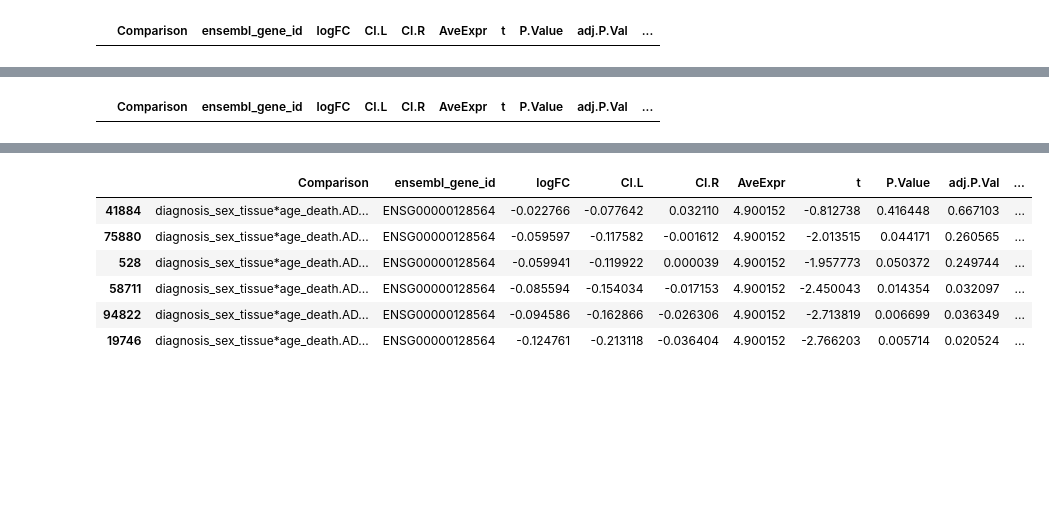
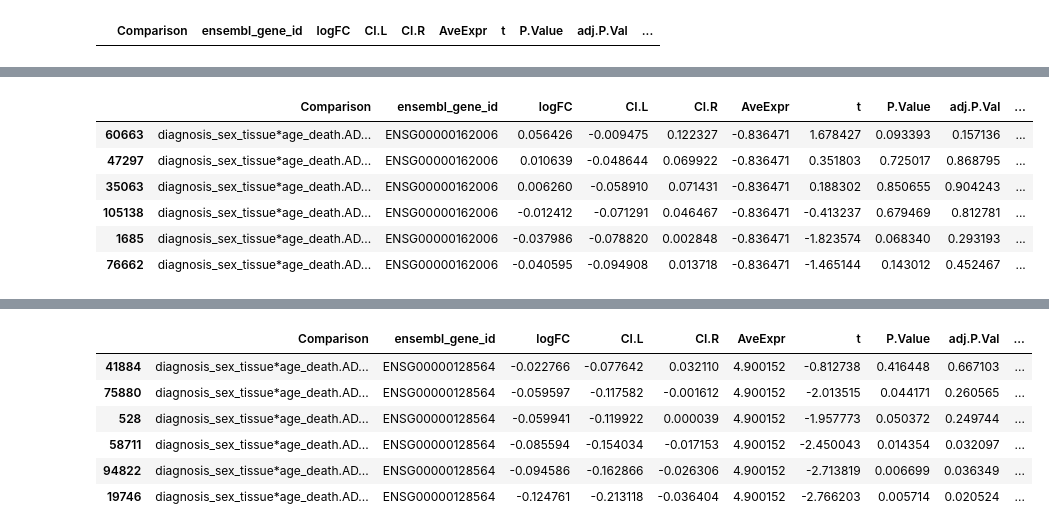
Before and after one commit to jamiecarnevale/GeneClassification-AD, a Jupyter notebook: exploring rnaseq ROSMAP.ipynb, the cells around one changed output, grey strips where cells are left out. Saved outputs shown, nothing was run; the diff lists cells and outputs as text; code cells hidden in the pictures; blank space fills up the shorter version.

```diff
--- a/exploring rnaseq ROSMAP.ipynb
+++ b/exploring rnaseq ROSMAP.ipynb
@@ -67,7 +71,6 @@ df.shape
 # %% [output]
 (113154, 15)
 # %%
-pd.set_option('display.max_colwidth', None)
 df.sort_values(by='logFC', ascending=False).head(20)
 # %% [output]
 |  | Comparison | ensembl_gene_id | logFC | CI.L | CI.R | AveExpr | t | P.Value | adj.P.Val | ... |
@@ -88,7 +91,6 @@ df.sort_values(by='logFC', ascending=False).head(20)
 | 56700 | diagnosis_sex_tissue*age_death.AD... | ENSG00000183379 | 0.280931 | 0.234372 | 0.327491 | 4.087023 | 11.822514 | 2.152912e-31 | 1.561606e-28 | ... |
 | 18971 | diagnosis_sex_tissue*age_death.AD... | ENSG00000134817 | 0.279186 | 0.166944 | 0.391428 | 4.966493 | 4.872743 | 1.171917e-06 | 1.971559e-05 | ... |
 # %%
-pd.set_option('display.max_colwidth', None)
 df.sort_values(by='logFC').head(20)
 # %% [output]
 |  | Comparison | ensembl_gene_id | logFC | CI.L | CI.R | AveExpr | t | P.Value | adj.P.Val | ... |
@@ -535 +564,16 @@ df_grouped_filtered3_male.to_csv('filtered_male_ROSMAP.csv')
+# %%
+def filter_sort_genes(df, hgnc_symbol, num_rows=20):
+    """Filter a dataframe based on HGNC symbol and sort by logFC in descending order.
+
+    Parameters:
+    df (pandas.DataFrame): The dataframe to filter.
+    hgnc_symbol (str): The HGNC symbol to filter by.
+    num_rows (int): The number of rows to display. Default is 20.
+
+    Returns:
+    pandas.DataFrame: The filtered and sorted dataframe.
+    """
+    mask = df['hgnc_symbol'].str.contains(hgnc_symbol)
+    df_filtered = df[mask].sort_values(by='logFC', ascending=False)
+    return df_filtered.head(num_rows)
 # %%
@@ -879,15 +787,14 @@ df_filtered.head(20)
 | 1700 | diagnosis_sex_tissue*age_death.AD... | ENSG00000178343 | 0.037892 | -0.026489 | 0.102273 | 0.48646 | 1.153280 | 2.489091e-01 | 5.579671e-01 | ... |
 | 79152 | diagnosis_sex_tissue*age_death.AD... | ENSG00000178343 | 0.022325 | -0.033883 | 0.078533 | 0.48646 | 0.778279 | 4.364805e-01 | 7.348318e-01 | ... |
 # %%
-
+filter_sort_genes(df, 'SLN')
 # Create a boolean mask
-mask = df['hgnc_symbol'].str.match('^SLN$')
-
-# Apply the mask to the dataframe and sort
-df_filtered = df[mask].sort_values(by='logFC', ascending=False)
-
-# Display the first 20 rows
-df_filtered.head(20)
 # %% [output]
 |  | Comparison | ensembl_gene_id | logFC | CI.L | CI.R | AveExpr | t | P.Value | adj.P.Val | ... |
+| 60663 | diagnosis_sex_tissue*age_death.AD... | ENSG00000162006 | 0.056426 | -0.009475 | 0.122327 | -0.836471 | 1.678427 | 0.093393 | 0.157136 | ... |
+| 47297 | diagnosis_sex_tissue*age_death.AD... | ENSG00000162006 | 0.010639 | -0.048644 | 0.069922 | -0.836471 | 0.351803 | 0.725017 | 0.868795 | ... |
+| 35063 | diagnosis_sex_tissue*age_death.AD... | ENSG00000162006 | 0.006260 | -0.058910 | 0.071431 | -0.836471 | 0.188302 | 0.850655 | 0.904243 | ... |
+| 105138 | diagnosis_sex_tissue*age_death.AD... | ENSG00000162006 | -0.012412 | -0.071291 | 0.046467 | -0.836471 | -0.413237 | 0.679469 | 0.812781 | ... |
+| 1685 | diagnosis_sex_tissue*age_death.AD... | ENSG00000162006 | -0.037986 | -0.078820 | 0.002848 | -0.836471 | -1.823574 | 0.068340 | 0.293193 | ... |
+| 76662 | diagnosis_sex_tissue*age_death.AD... | ENSG00000162006 | -0.040595 | -0.094908 | 0.013718 | -0.836471 | -1.465144 | 0.143012 | 0.452467 | ... |
 # %%
```
Also changed, not shown: parts of 86 cells of this notebook, 5 other files.
